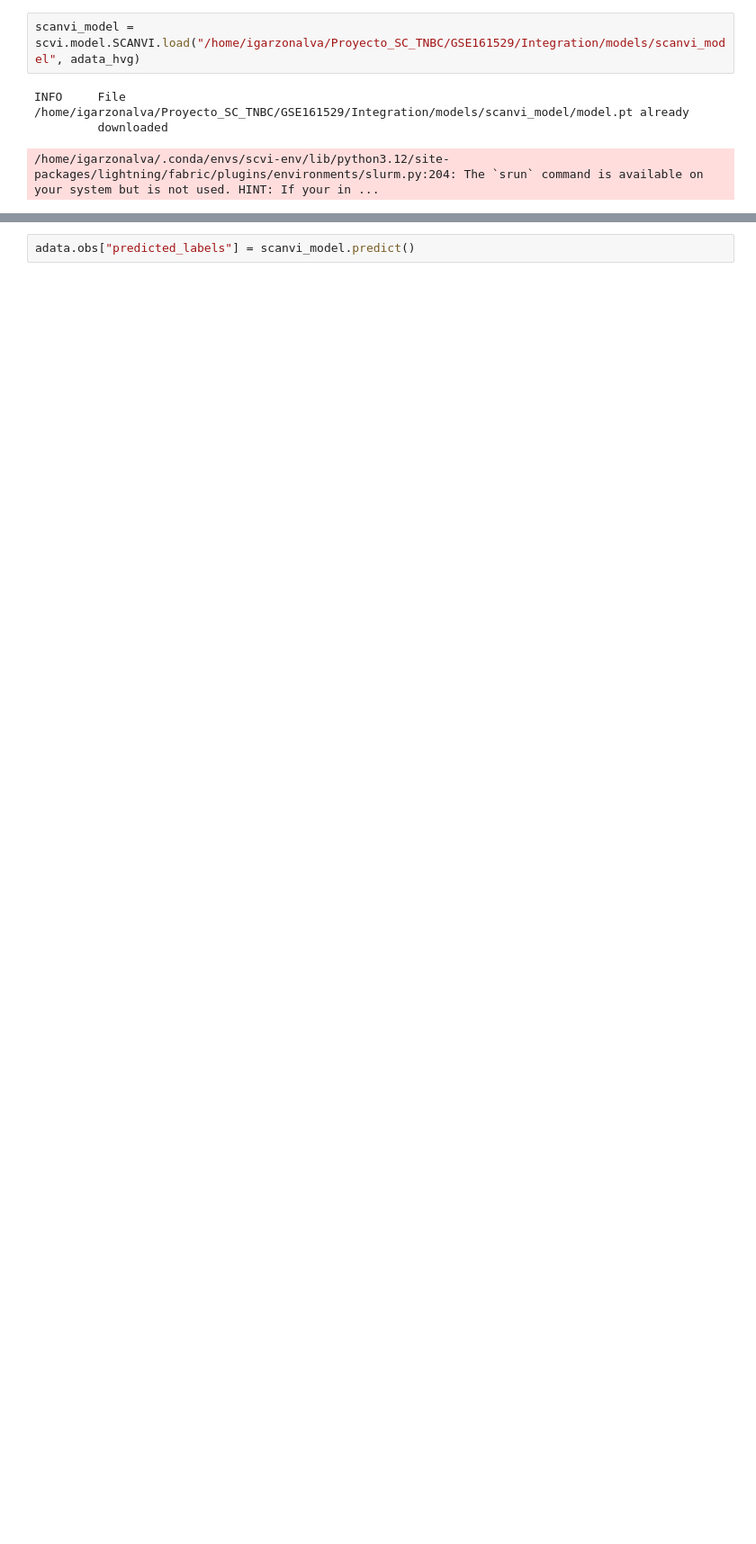
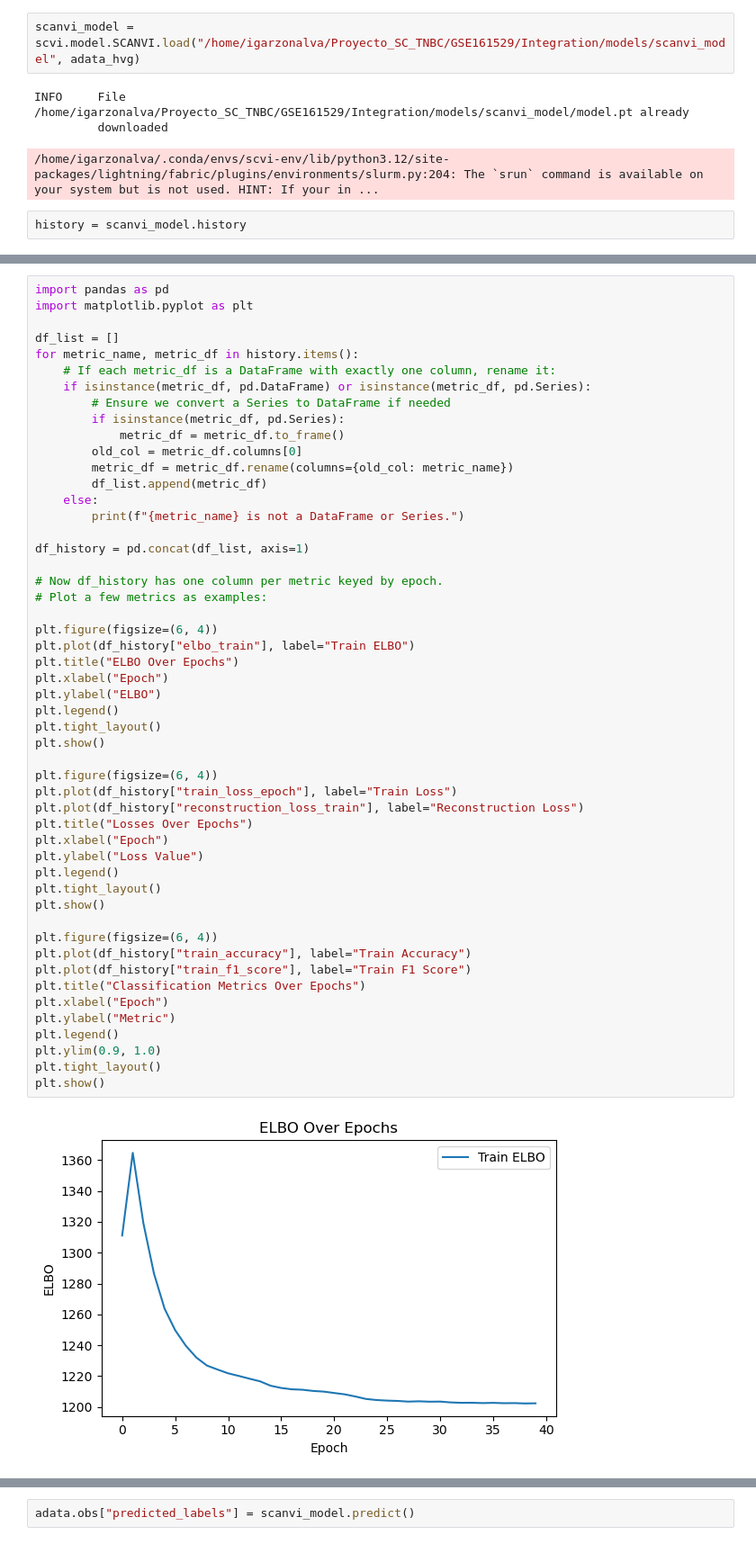
Before and after one commit to ignagarlav/Breast-Cancer-Heterogeneity, a Jupyter notebook: 02Integration/ExploreScAnviResults.ipynb, the cells around one changed output, grey strips where cells are left out. Shown at 90% size. Drawn from its saved outputs; the diff is of its cells as text; blank space fills up the shorter version.

```diff
--- a/02Integration/ExploreScAnviResults.ipynb
+++ b/02Integration/ExploreScAnviResults.ipynb
@@ -46,3 +46,5 @@ scanvi_model = scvi.model.SCANVI.load("/home/igarzonalva/Proyecto_SC_TNBC/GSE161
 INFO     File /home/igarzonalva/Proyecto_SC_TNBC/GSE161529/Integration/models/scanvi_model/model.pt already
          downloaded
 /home/igarzonalva/.conda/envs/scvi-env/lib/python3.12/site-packages/lightning/fabric/plugins/environments/slurm.py:204: The `srun` command is available on your system but is not used. HINT: If your in ...
+# %%
+history = scanvi_model.history
@@ -48,0 +71,53 @@ INFO     File /home/igarzonalva/Proyecto_SC_TNBC/GSE161529/Integration/models/sc
+# %%
+import pandas as pd
+import matplotlib.pyplot as plt
+
+df_list = []
+for metric_name, metric_df in history.items():
+    # If each metric_df is a DataFrame with exactly one column, rename it:
+    if isinstance(metric_df, pd.DataFrame) or isinstance(metric_df, pd.Series):
+        # Ensure we convert a Series to DataFrame if needed
+        if isinstance(metric_df, pd.Series):
+            metric_df = metric_df.to_frame()
+        old_col = metric_df.columns[0]
+        metric_df = metric_df.rename(columns={old_col: metric_name})
+        df_list.append(metric_df)
+    else:
+        print(f"{metric_name} is not a DataFrame or Series.")
+
+df_history = pd.concat(df_list, axis=1)
+
+# Now df_history has one column per metric keyed by epoch.
+# Plot a few metrics as examples:
+
+plt.figure(figsize=(6, 4))
+plt.plot(df_history["elbo_train"], label="Train ELBO")
+plt.title("ELBO Over Epochs")
+plt.xlabel("Epoch")
+plt.ylabel("ELBO")
+plt.legend()
+plt.tight_layout()
+plt.show()
+
+plt.figure(figsize=(6, 4))
+plt.plot(df_history["train_loss_epoch"], label="Train Loss")
+plt.plot(df_history["reconstruction_loss_train"], label="Reconstruction Loss")
+plt.title("Losses Over Epochs")
+plt.xlabel("Epoch")
+plt.ylabel("Loss Value")
+plt.legend()
+plt.tight_layout()
+plt.show()
+
+plt.figure(figsize=(6, 4))
+plt.plot(df_history["train_accuracy"], label="Train Accuracy")
+plt.plot(df_history["train_f1_score"], label="Train F1 Score")
+plt.title("Classification Metrics Over Epochs")
+plt.xlabel("Epoch")
+plt.ylabel("Metric")
+plt.legend()
+plt.ylim(0.9, 1.0)
+plt.tight_layout()
+plt.show()
+# %% [output]
+[figure, added]
```
Also changed, not shown: parts of 16 cells of this notebook, 1 other file.
